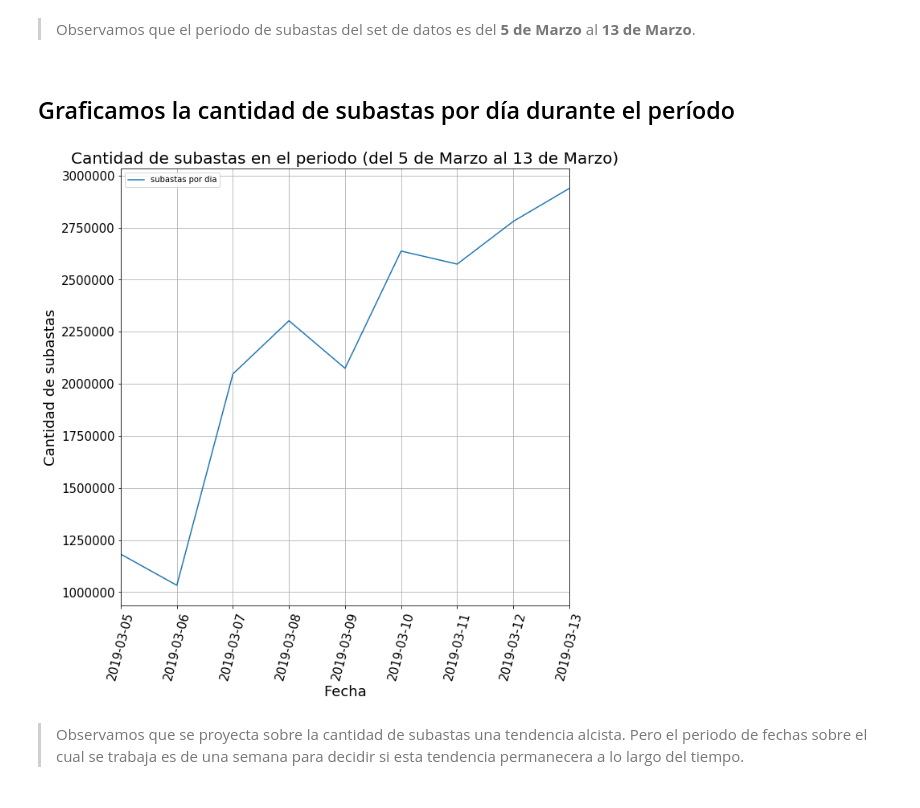
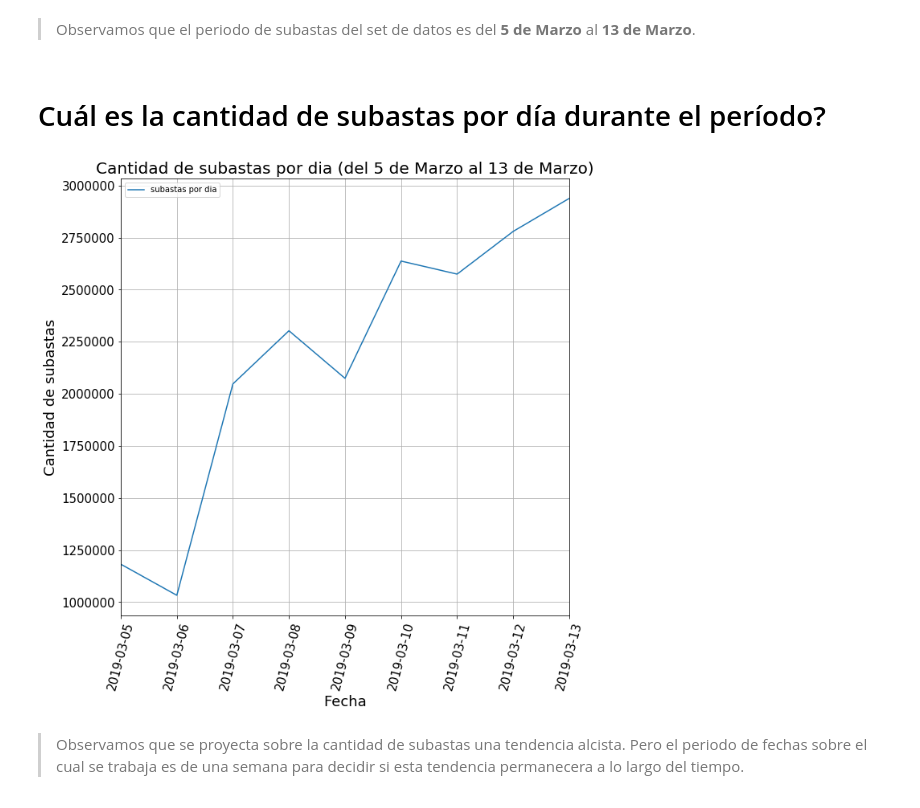
Before and after one commit to faristegui/tpdatos2019, a Jupyter notebook: notebooks/Auctions_Analisis_cesar.ipynb, the cells around one changed output. Cells and saved outputs as stored; diff of their text form; code cells hidden in the pictures.

```diff
--- a/notebooks/Auctions_Analisis_cesar.ipynb
+++ b/notebooks/Auctions_Analisis_cesar.ipynb
@@ -31,7 +31,7 @@ os.chdir('/home/cesar/universidad/7506/tp/2019_1C/data/')
 %time
 # Carga de archivos CSV
 dfAuctions = pd.read_csv('auctions.csv',
-                 usecols=['date', 'device_id', 'platform','ref_type_id', 'source_id'],
+                 usecols=['country', 'date', 'device_id', 'platform','ref_type_id', 'source_id'],
                  dtype={'platform':np.int8, 'ref_type_id':np.int8, 'source_id':np.int8})
 dfAuctions.head(1)
 # %% [output]
@@ -266,15 +284,15 @@ dfAuctions_byDate
 # %% [markdown]
 > Observamos que el periodo de subastas del set de datos es del **5 de Marzo** al **13 de Marzo**.<br>
 # %% [markdown]
-## Graficamos la cantidad de subastas por día durante el período
+# Cuál es la cantidad de subastas por día durante el período?
 # %%
 dfAuctions_byDate.loc[:,'total_por_dia'].plot(rot=75,figsize=(10,10),fontsize=15,x_compat=True,grid=True)
-plt.title('Cantidad de subastas en el periodo (del 5 de Marzo al 13 de Marzo)',fontsize=20);
+plt.title('Cantidad de subastas por dia (del 5 de Marzo al 13 de Marzo)',fontsize=20);
 plt.ylabel('Cantidad de subastas',fontsize=18);
 plt.xlabel('Fecha',fontsize=18);
 plt.legend(['subastas por dia'], loc='upper left');
 # %% [output]
-[figure, old version]
+[figure, new version]
 # %% [markdown]
 > Observamos que se proyecta sobre la cantidad de subastas una tendencia alcista. Pero el periodo de fechas sobre el cual se trabaja es de una semana para decidir si esta tendencia permanecera a lo largo del tiempo.
 # %% [markdown]
```
Also changed, not shown: parts of 34 cells of this notebook.
